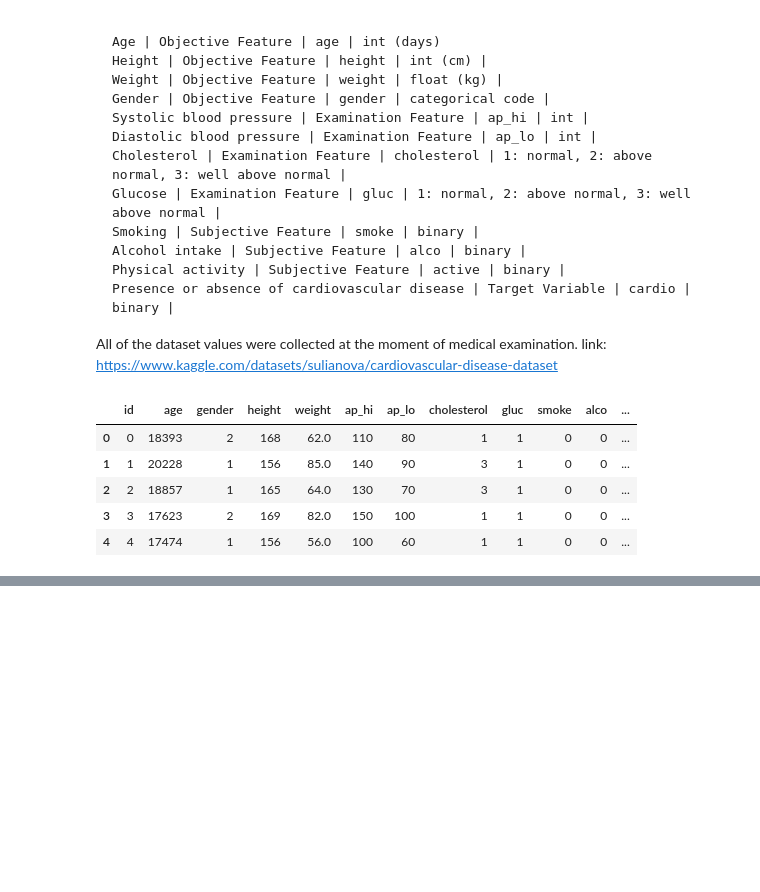
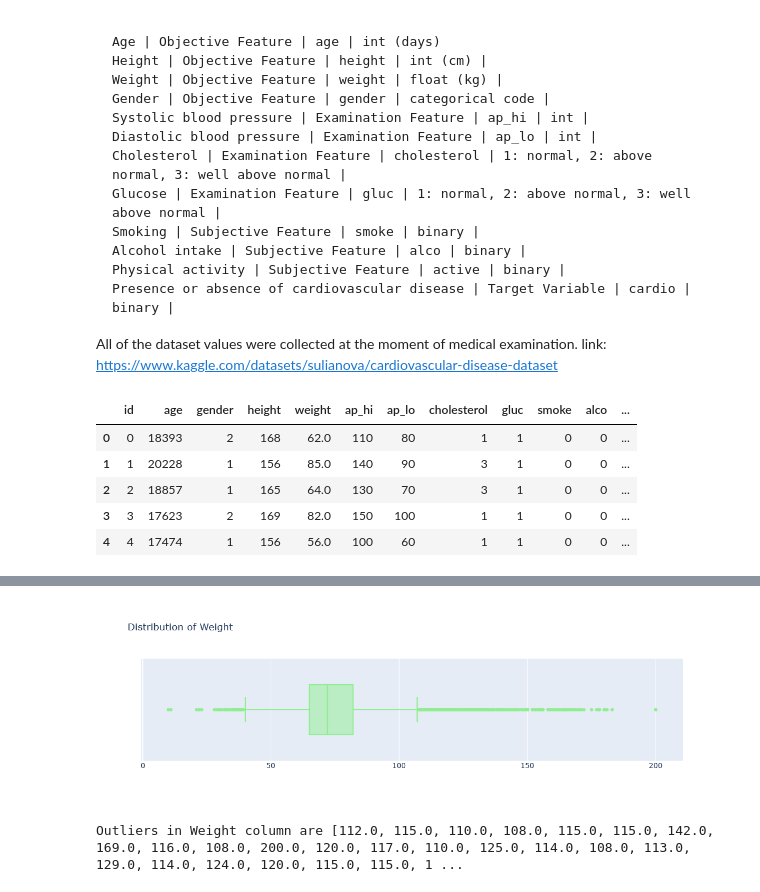
Before and after one commit to arfan64shah/Heart_Disease_Prediction, a Jupyter notebook: Heart_Disease_Prediction.ipynb, the cells around one changed output, grey strips where cells are left out. Drawn from its saved outputs; the diff is of its cells as text; code cells hidden in the pictures; blank space fills up the shorter version.

```diff
--- a/Heart_Disease_Prediction.ipynb
+++ b/Heart_Disease_Prediction.ipynb
@@ -53,0 +208,42 @@ data.head()
+# %%
+# plot boxplot for weight
+fig = go.Figure()
+fig.add_trace(go.Box(x = dataset['weight'], marker = dict(color = 'lightgreen'), name = ''))
+fig.update_layout(title = 'Distribution of Weight')
+fig.show()
+# %% [output]
+[figure, added]
+# %%
+# find outliers in weight column
+
+# find minimum in weight column
+min = np.min(dataset['weight'])
+max = np.max(dataset['weight'])
+
+# find quartiles
+q1 = np.percentile(dataset['weight'], 25)
+q2 = np.percentile(dataset['weight'], 50)
+q3 = np.percentile(dataset['weight'], 75)
+
+# calculate inter quartile range
+iqr = q3 - q1
+
+# claculate lower and upper bounds
+lower_bound = q1 - 1.5*iqr
+upper_bound = q3 + 1.5*iqr
+
+# create an empty list
+outliers = []
+
+# loop through weight column and find outliers
+for y in dataset['weight']:
+    if (y < lower_bound or y > upper_bound):
+        outliers.append(y)
+
+# calculate outliers
+if (len(outliers) == 0):
+    print("Wow! There are no outliers!")
+else:
+    print("Outliers in Weight column are", outliers)
+# %% [output]
+Outliers in Weight column are [112.0, 115.0, 110.0, 108.0, 115.0, 115.0, 142.0, 169.0, 116.0, 108.0, 200.0, 120.0, 117.0, 110.0, 125.0, 114.0, 108.0, 113.0, 129.0, 114.0, 124.0, 120.0, 115.0, 115.0, 1 ...
```
Also changed, not shown: parts of 12 cells of this notebook.
